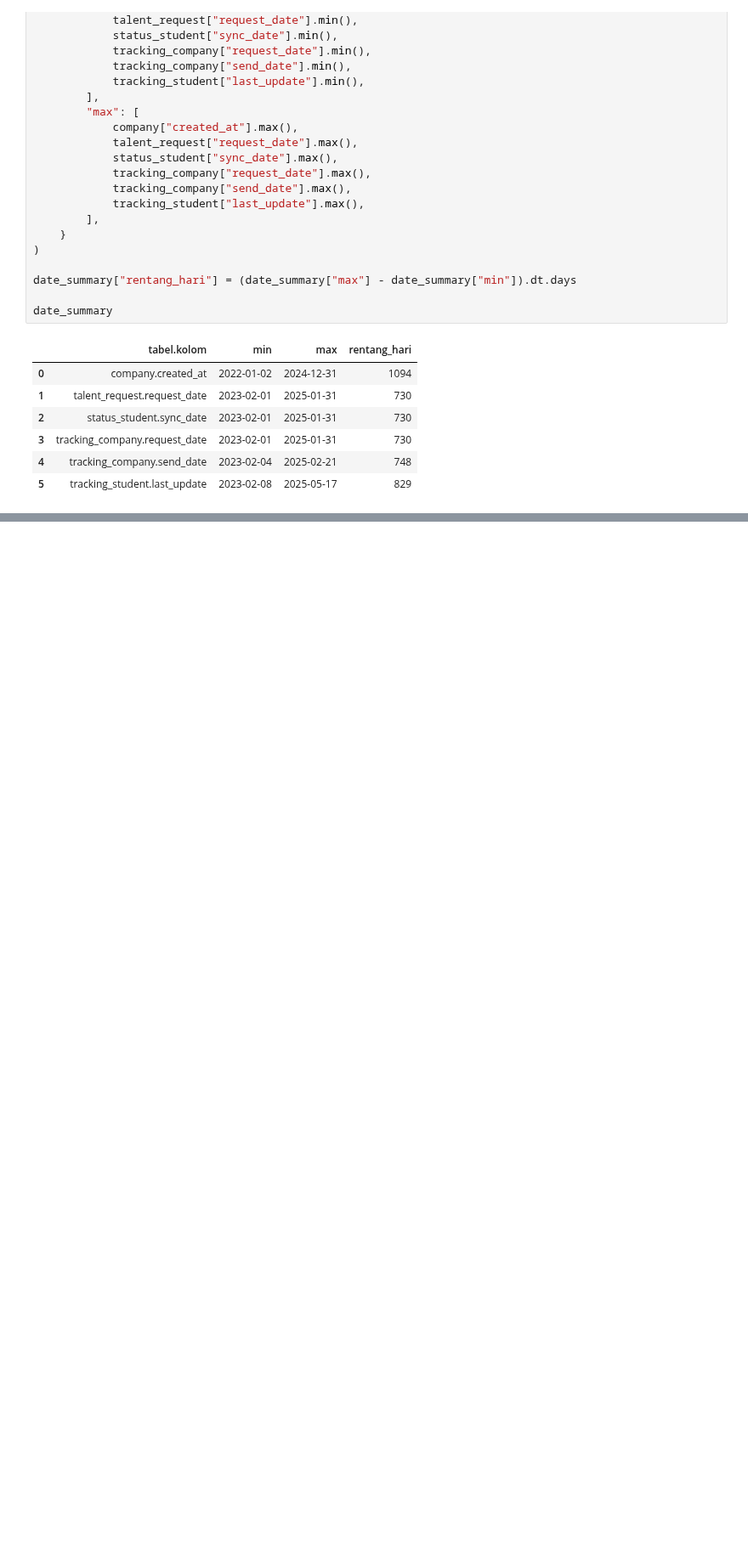
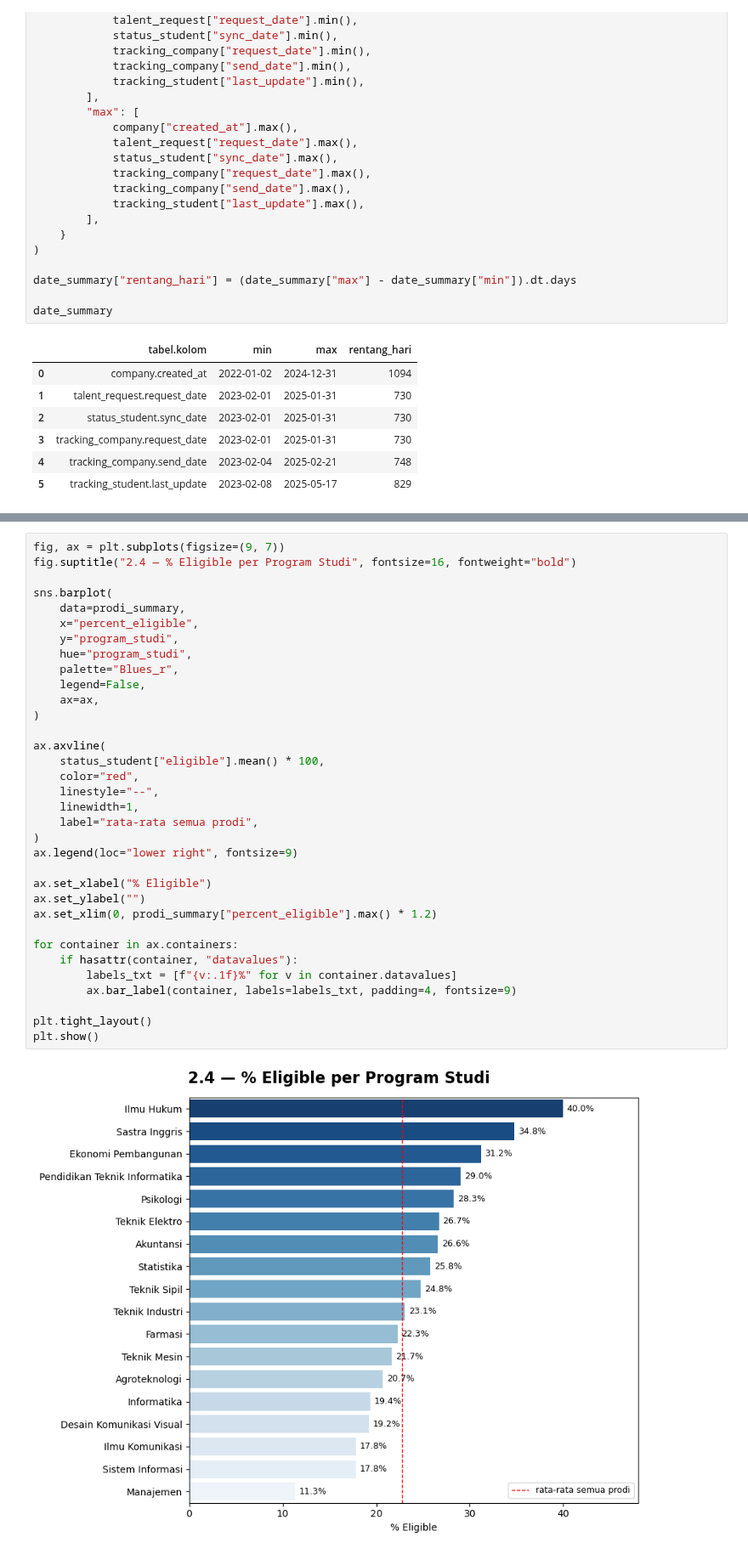
Before and after one commit to zzdf5/ssf-ssdc26-kataedward, a Jupyter notebook: notebooks/02_eda.ipynb, the cells around one changed output, grey strips where cells are left out. Shown at 85% size. Saved outputs shown, nothing was run; the diff lists cells and outputs as text; blank space fills up the shorter version.

```diff
--- a/notebooks/02_eda.ipynb
+++ b/notebooks/02_eda.ipynb
@@ -519,0 +846,36 @@ date_summary
+# %%
+fig, ax = plt.subplots(figsize=(9, 7))
+fig.suptitle("2.4 — % Eligible per Program Studi", fontsize=16, fontweight="bold")
+
+sns.barplot(
+    data=prodi_summary,
+    x="percent_eligible",
+    y="program_studi",
+    hue="program_studi",
+    palette="Blues_r",
+    legend=False,
+    ax=ax,
+)
+
+ax.axvline(
+    status_student["eligible"].mean() * 100,
+    color="red",
+    linestyle="--",
+    linewidth=1,
+    label="rata-rata semua prodi",
+)
+ax.legend(loc="lower right", fontsize=9)
+
+ax.set_xlabel("% Eligible")
+ax.set_ylabel("")
+ax.set_xlim(0, prodi_summary["percent_eligible"].max() * 1.2)
+
+for container in ax.containers:
+    if hasattr(container, "datavalues"):
+        labels_txt = [f"{v:.1f}%" for v in container.datavalues]
+        ax.bar_label(container, labels=labels_txt, padding=4, fontsize=9)
+
+plt.tight_layout()
+plt.show()
+# %% [output]
+[figure, added]
```
Also changed, not shown: parts of 25 cells of this notebook, 2 other files.
